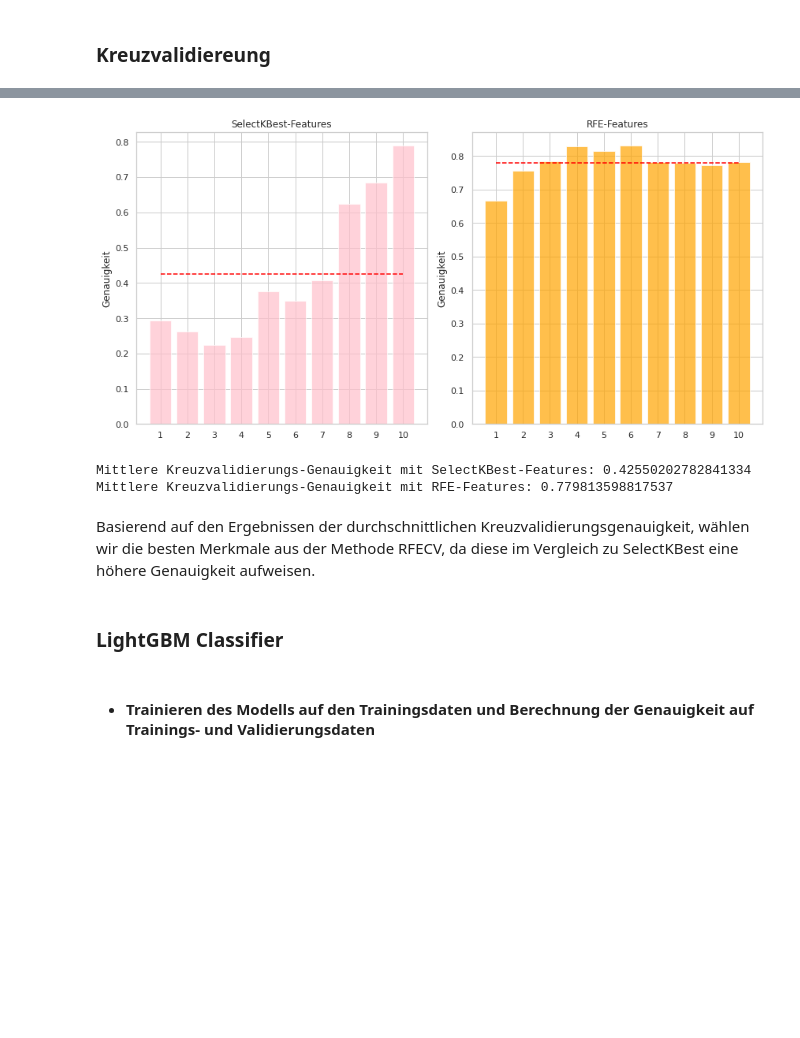
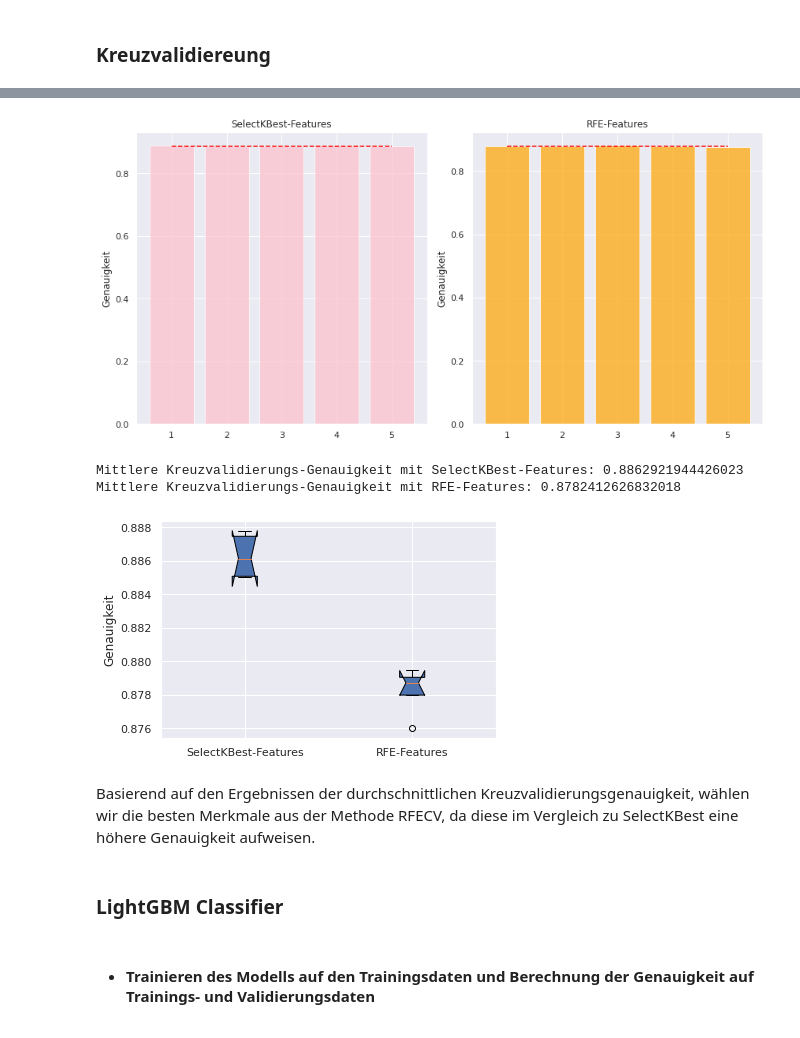
Before and after one commit to hahaha996/Data_Mining_Projekt, a Jupyter notebook: Projekt_DM.ipynb, the cells around one changed output, grey strips where cells are left out. Cells and saved outputs as stored; diff of their text form; code cells hidden in the pictures; blank space fills up the shorter version.

```diff
--- a/Projekt_DM.ipynb
+++ b/Projekt_DM.ipynb
@@ -725,7 +743,7 @@ Daraus können wir sagen, dass die Features "num_Price_In_Eur", "num_Price_In_Eu
 base_model = LogisticRegression(random_state=42)
 
 # Erstelle RFECV (RFE mit Kreuzvalidierung), um die optimale Anzahl von Merkmalen zu ermitteln
-rfecv = RFECV(estimator=base_model, step=1, min_features_to_select = 10, cv=10, scoring='accuracy')
+rfecv = RFECV(estimator=base_model, step=1, min_features_to_select = 15, cv=10, scoring='accuracy')
 
 # Das Modell anpassen
 rfecv.fit(Xtrain_transformed, y_train)
@@ -754,7 +772,7 @@ colors = cm.rainbow(np.linspace(0, 1, len(df)))
 
 # Plotte die Wichtigkeit der Top-15-Features
 plt.figure(figsize=(8,6))
-sns.barplot(x='Importance', y='Features', data=df, palette=colors)  # add 'data=df' here
+sns.barplot(x='Importance', y='Features', data=df, palette=colors)
 plt.xlabel('Score')
 plt.ylabel('Features')
 plt.title('Feature Importance - Logistic Regression with RFECV')
@@ -778,6 +796,8 @@ Die Genauigkeit von etwa 77,43% zeigt, dass in 77,43% der Trainingsdaten die tat
 # %% [markdown]
 ### Kreuzvalidiereung
 # %%
+from sklearn.model_selection import StratifiedKFold
+
 # Setzen Sie Ihre Feature-Namen
 selectkbest_features = selected_features
 selectrfecv_features = selected_features_rfecv
@@ -785,28 +805,31 @@ selectrfecv_features = selected_features_rfecv
 # Modell erstellen
 clf = lgb.LGBMClassifier(n_jobs=16, verbose=0, force_row_wise=True)
 
+# Kreieren Sie den StratifiedKFold
+stratified_kfold = StratifiedKFold(n_splits=5, shuffle=True, random_state=529)
+
 # Kreuzvalidierung mit SelectKBest-Features
-cv_scores_selectkbest = cross_val_score(clf, frame_train[selectkbest_features], y_train, cv=10)
+cv_scores_selectkbest = cross_val_score(clf, frame_train[selectkbest_features], y_train, cv=stratified_kfold)
 
 # Kreuzvalidierung mit RFE-Features
-cv_scores_rfecv = cross_val_score(clf, frame_train[selectrfecv_features], y_train, cv=10)
+cv_scores_rfecv = cross_val_score(clf, frame_train[selectrfecv_features], y_train, cv=stratified_kfold)
 
 # Folds Nummerierung
-folds = np.arange(1, 11)
+folds = np.arange(1, 6)
 
 # Erstellen Sie eine Abbildung und Achsen für zwei Subplots
 fig, axs = plt.subplots(1, 2, figsize=(12, 6))
 
 # Erste Histogramm für SelectKBest-Features
 axs[0].bar(folds, cv_scores_selectkbest, color='pink', alpha=0.7)
-axs[0].plot(folds, [cv_scores_selectkbest.mean()] * 10, linestyle='--', color='red')
+axs[0].plot(folds, [cv_scores_selectkbest.mean()] * 5, linestyle='--', color='red')
 axs[0].set_title('SelectKBest-Features')
 axs[0].set_ylabel('Genauigkeit')
 axs[0].set_xticks(folds)
 
 # Zweite Histogramm für RFE-Features
 axs[1].bar(folds, cv_scores_rfecv, color='orange', alpha=0.7)
-axs[1].plot(folds, [cv_scores_rfecv.mean()] * 10, linestyle='--', color='red')
+axs[1].plot(folds, [cv_scores_rfecv.mean()] * 5, linestyle='--', color='red')
 axs[1].set_title('RFE-Features')
 axs[1].set_ylabel('Genauigkeit')
 axs[1].set_xticks(folds)
@@ -817,4 +840,22 @@ plt.show()
 
 print(f'Mittlere Kreuzvalidierungs-Genauigkeit mit SelectKBest-Features: {np.mean(cv_scores_selectkbest)}')
 print(f'Mittlere Kreuzvalidierungs-Genauigkeit mit RFE-Features: {np.mean(cv_scores_rfecv)}')
+
+# Erstellen Sie eine Liste der Score-Arrays für den Boxplot
+data_to_plot = [cv_scores_selectkbest, cv_scores_rfecv]
+
+# Erstellen Sie eine Abbildung und eine Achse
+fig, ax = plt.subplots()
+
+# Erstellen Sie die Boxplots
+ax.boxplot(data_to_plot, notch=True, patch_artist=True)
+
+# Setzen Sie die Beschriftungen für die Boxplots
+ax.set_xticklabels(['SelectKBest-Features', 'RFE-Features'])
+
+# Setzen Sie die Beschriftungen für die Achsen
+ax.set_ylabel('Genauigkeit')
+
+# Anzeigen der Abbildung
+plt.show()
 # %% [output]
@@ -821,10 +867,11 @@ print(f'Mittlere Kreuzvalidierungs-Genauigkeit mit RFE-Features: {np.mean(cv_sco
-[figure, old version]
+[figure, new version]
-Mittlere Kreuzvalidierungs-Genauigkeit mit SelectKBest-Features: 0.42550202782841334
-Mittlere Kreuzvalidierungs-Genauigkeit mit RFE-Features: 0.779813598817537
+Mittlere Kreuzvalidierungs-Genauigkeit mit SelectKBest-Features: 0.8862921944426023
+Mittlere Kreuzvalidierungs-Genauigkeit mit RFE-Features: 0.8782412626832018
+[figure, added]
-# %% [markdown]
-Basierend auf den Ergebnissen der durchschnittlichen Kreuzvalidierungsgenauigkeit, wählen wir die besten Merkmale aus der Methode RFECV, da diese im Vergleich zu SelectKBest eine höhere Genauigkeit aufweisen.
-# %% [markdown]
-### LightGBM Classifier
+# %% [markdown]
+Basierend auf den Ergebnissen der durchschnittlichen Kreuzvalidierungsgenauigkeit, wählen wir die besten Merkmale aus der Methode RFECV, da diese im Vergleich zu SelectKBest eine höhere Genauigkeit aufweisen.
+# %% [markdown]
+### LightGBM Classifier
 # %% [markdown]
 - #### Trainieren des Modells auf den Trainingsdaten und Berechnung der Genauigkeit auf Trainings- und Validierungsdaten
 # %%
```
Also changed, not shown: parts of 31 cells of this notebook.
